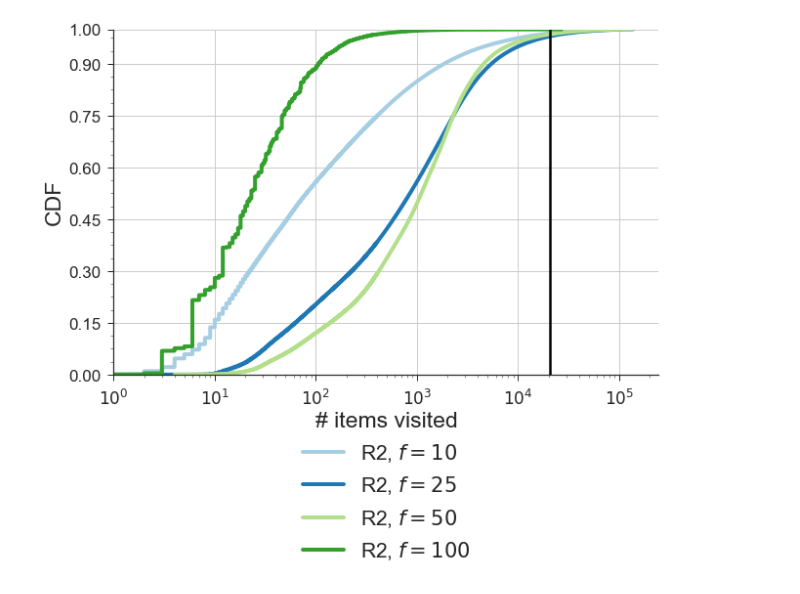
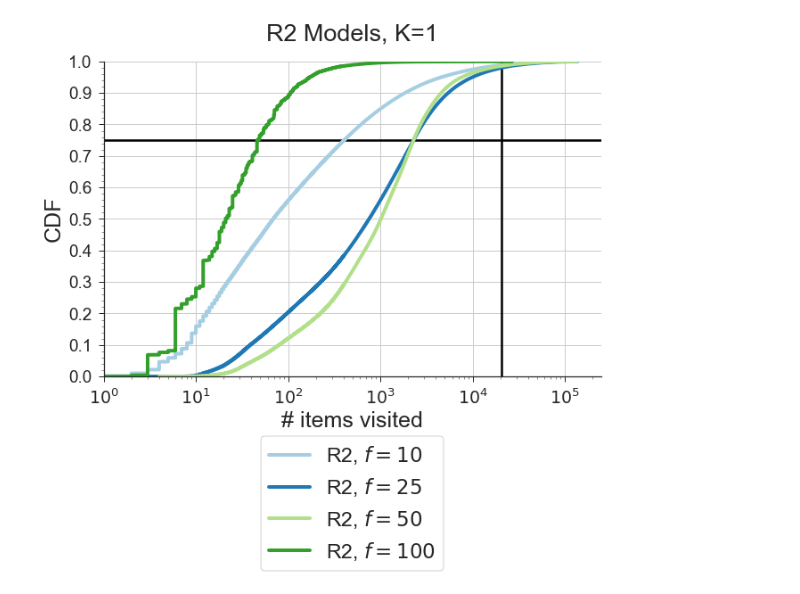
Before and after one commit to stanford-futuredata/optimus-maximus, a Jupyter notebook: plots/simdex-plots.ipynb, the cells around one changed output. Cells and saved outputs as stored; diff of their text form; code cells hidden in the pictures.

```diff
--- a/plots/simdex-plots.ipynb
+++ b/plots/simdex-plots.ipynb
@@ -8,13 +1,21 @@ from plot_utils import *
 # %%
+%matplotlib inline
+%load_ext autoreload
+%autoreload 2
+import pandas as pd
+from models import *
+from plot_utils import *
+
 import matplotlib.pyplot as plt
 
 plt.rcParams['figure.figsize'] = (10, 6.5)
-plt.rcParams['font.size'] = 22
-plt.rcParams['axes.titlesize'] = 25
+plt.rcParams['font.size'] = 24
+plt.rcParams['font.weight'] = 500
+plt.rcParams['axes.titlesize'] = 27
 plt.rcParams['axes.labelsize'] = 23
-plt.rcParams['xtick.labelsize'] = 17
-plt.rcParams['ytick.labelsize'] = 17
-plt.rcParams['legend.fontsize'] = 21
+plt.rcParams['xtick.labelsize'] = 21
+plt.rcParams['ytick.labelsize'] = 21
+plt.rcParams['legend.fontsize'] = 23
 plt.rcParams['lines.markersize'] = 10
 plt.rcParams['lines.linewidth'] = 4
 
@@ -120,0 +58,5 @@ num_bins_vs_runtime(simdex_netflix_df, NETFLIX_GOLD_STANDARD_MODELS)
+# %%
+sns.set_palette('PuBu', 4)
+num_bins_vs_runtime(simdex_netflix_df, NETFLIX_GOLD_STANDARD_MODELS, figsize=(25, 5.5), bbox_to_anchor=(0, 0, 1, 1.05),
+                    y_title=-0.3)
+sns.set_palette('Paired', 10)
@@ -132,6 +77,6 @@ cdf(simdex_kdd_df, blocked_mm_kdd_df, KDD_GOLD_STANDARD_MODELS, 1, x_line=624961
 # %%
-cdf(simdex_r2_df, blocked_mm_r2_df, R2_GOLD_STANDARD_MODELS, 1, x_line=136736*0.15,
-    column='num_items_visited', csv_dir='user-stats/K-1', xlabel='# items visited', log=True,
-    fname='r2-items-visited-k-1')
+decision_rule(simdex_r2_df, blocked_mm_r2_df, R2_GOLD_STANDARD_MODELS, 1, x_line=136736*0.15, y_line=0.75,
+              column='num_items_visited', csv_dir='user-stats/K-1', xlabel='# items visited', log=True,
+              fname='r2-items-visited-k-1', title='R2 Models, K=1')
 # %% [output]
-[figure, old version]
+[figure, new version]
```
Also changed, not shown: parts of 16 cells of this notebook, 1 other file.
